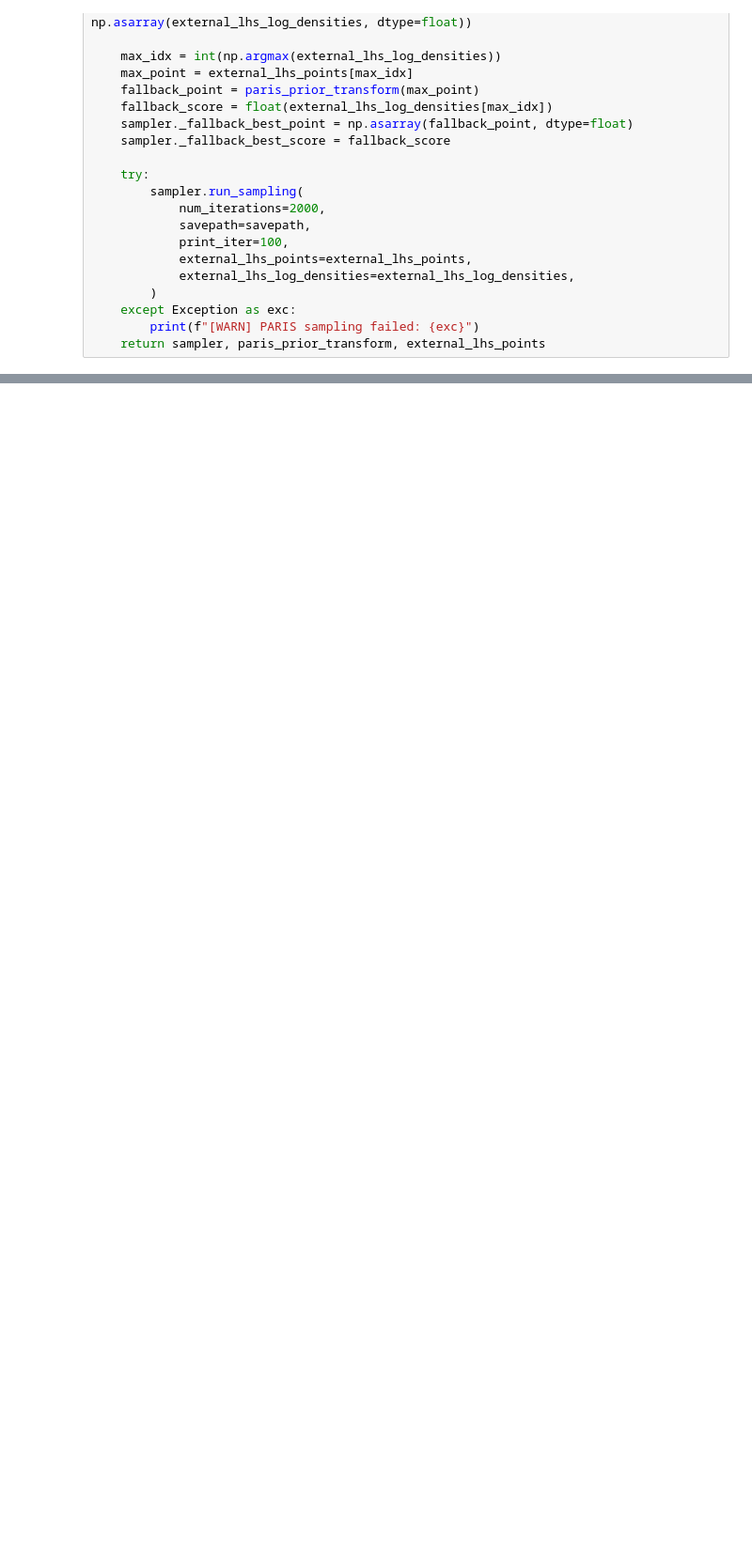
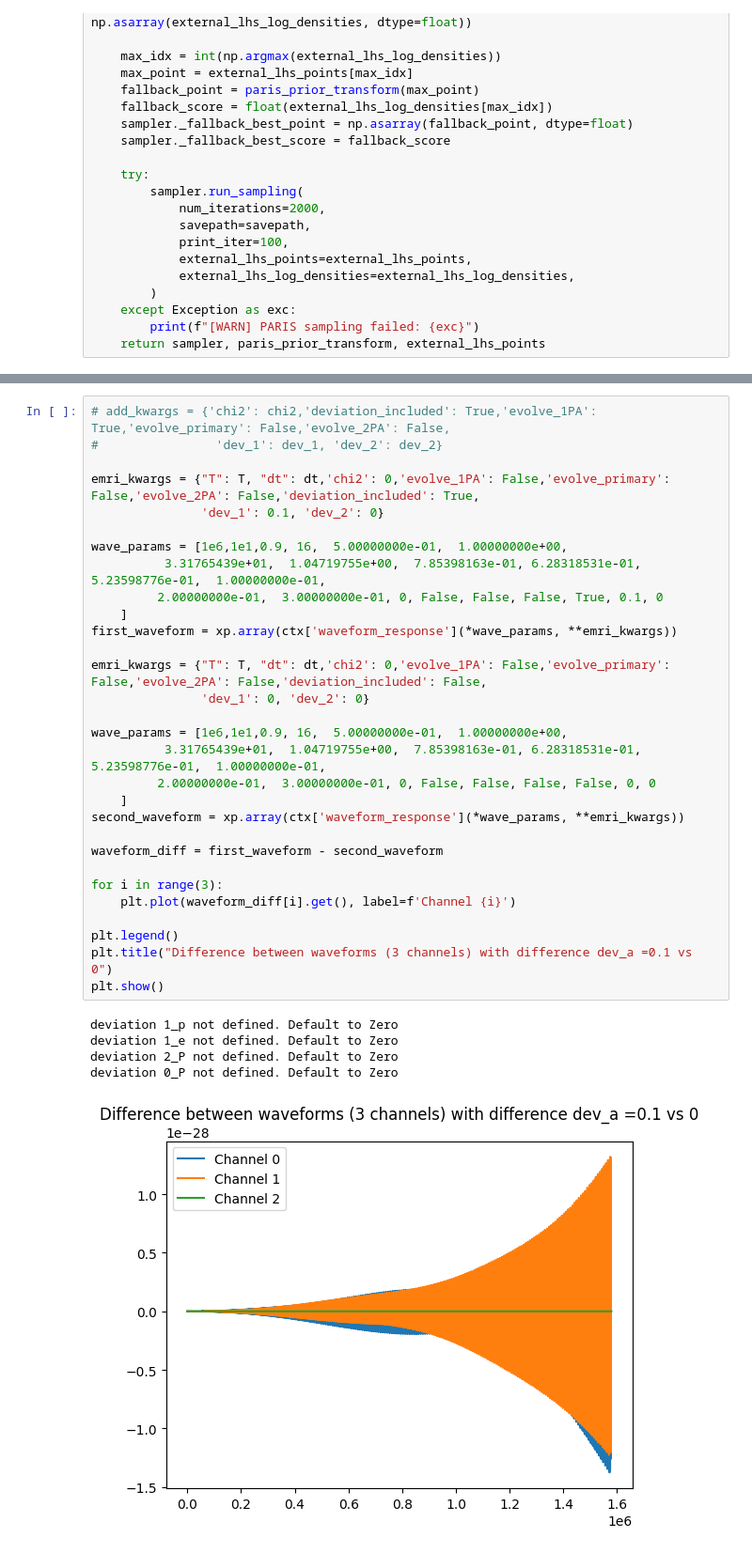
Before and after one commit to rishavrste/bias_inference_emri, a Jupyter notebook: src/test_code.ipynb, the cells around one changed output, grey strips where cells are left out. Shown at 94% size. Drawn from its saved outputs; the diff is of its cells as text; blank space fills up the shorter version.

```diff
--- a/src/test_code.ipynb
+++ b/src/test_code.ipynb
@@ -721,0 +656,36 @@ else:
+# %%
+# add_kwargs = {'chi2': chi2,'deviation_included': True,'evolve_1PA': True,'evolve_primary': False,'evolve_2PA': False,
+#                'dev_1': dev_1, 'dev_2': dev_2}
+
+emri_kwargs = {"T": T, "dt": dt,'chi2': 0,'evolve_1PA': False,'evolve_primary': False,'evolve_2PA': False,'deviation_included': True,
+               'dev_1': 0.1, 'dev_2': 0}
+
+wave_params = [1e6,1e1,0.9, 16,  5.00000000e-01,  1.00000000e+00,
+          3.31765439e+01,  1.04719755e+00,  7.85398163e-01, 6.28318531e-01,  5.23598776e-01,  1.00000000e-01,
+         2.00000000e-01,  3.00000000e-01, 0, False, False, False, True, 0.1, 0
+    ]
+first_waveform = xp.array(ctx['waveform_response'](*wave_params, **emri_kwargs))
+
+emri_kwargs = {"T": T, "dt": dt,'chi2': 0,'evolve_1PA': False,'evolve_primary': False,'evolve_2PA': False,'deviation_included': False,
+               'dev_1': 0, 'dev_2': 0}
+
+wave_params = [1e6,1e1,0.9, 16,  5.00000000e-01,  1.00000000e+00,
+          3.31765439e+01,  1.04719755e+00,  7.85398163e-01, 6.28318531e-01,  5.23598776e-01,  1.00000000e-01,
+         2.00000000e-01,  3.00000000e-01, 0, False, False, False, False, 0, 0
+    ]
+second_waveform = xp.array(ctx['waveform_response'](*wave_params, **emri_kwargs))
+
+waveform_diff = first_waveform - second_waveform
+
+for i in range(3):
+    plt.plot(waveform_diff[i].get(), label=f'Channel {i}')
+
+plt.legend()
+plt.title("Difference between waveforms (3 channels) with difference dev_a =0.1 vs 0")
+plt.show()
+# %% [output]
+deviation 1_p not defined. Default to Zero
+deviation 1_e not defined. Default to Zero
+deviation 2_P not defined. Default to Zero
+deviation 0_P not defined. Default to Zero
+[figure, added]
```
Also changed, not shown: parts of 8 cells of this notebook, 4 other files.
